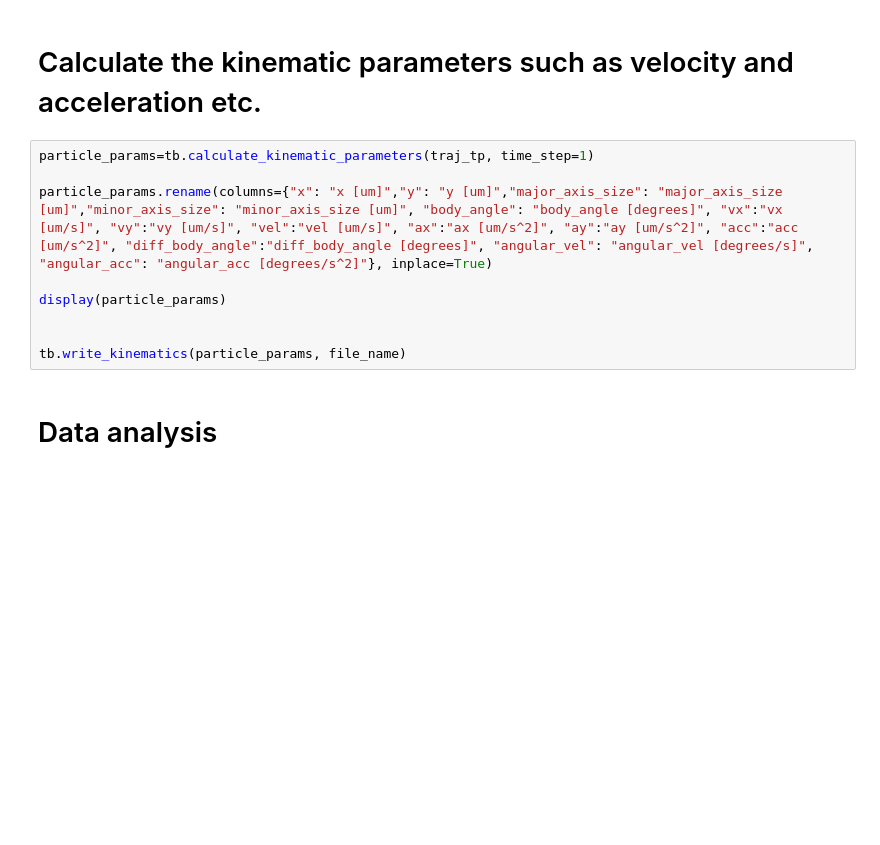
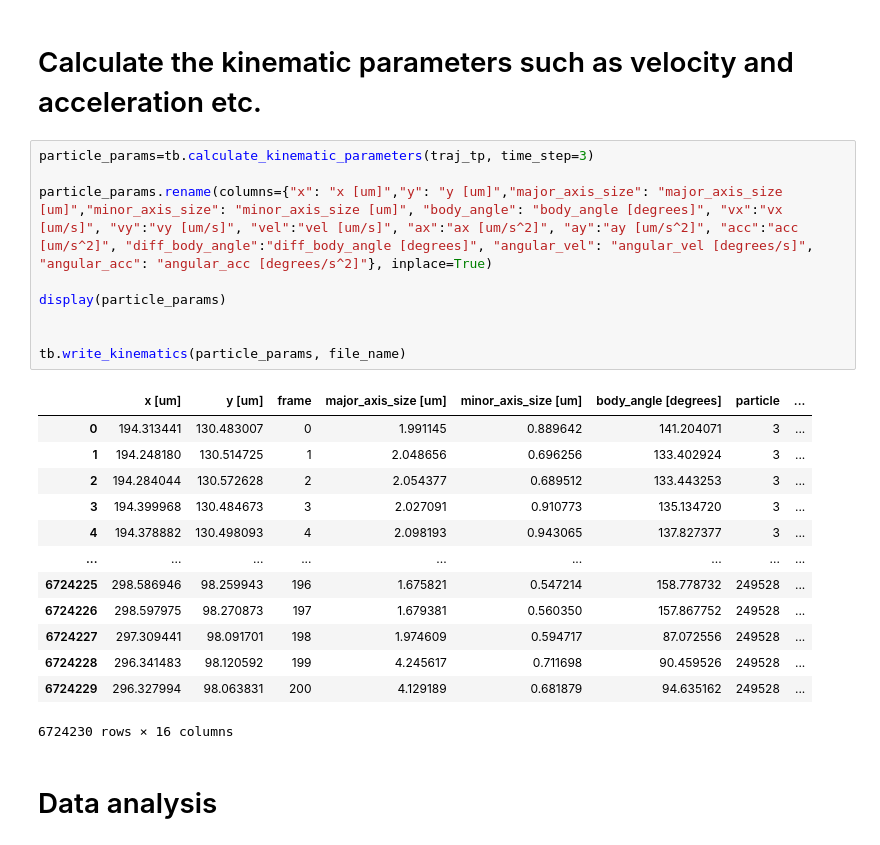
Before and after one commit to mrizaarseven98/bacteria_tracker, a Jupyter notebook: main.ipynb, the cells around one changed output. Drawn from its saved outputs; the diff is of its cells as text; blank space fills up the shorter version.

```diff
--- a/main.ipynb
+++ b/main.ipynb
@@ -76,14 +142,28 @@ tb.plot_traj_all(traj_loaded, imdim1=tifdim1, imdim2=tifdim2, pix_size=0.1625)
 # %% [markdown]
 # Calculate the kinematic parameters such as velocity and acceleration etc.
 # %%
-particle_params=tb.calculate_kinematic_parameters(traj_tp, time_step=1)
+particle_params=tb.calculate_kinematic_parameters(traj_tp, time_step=3)
 
 particle_params.rename(columns={"x": "x [um]","y": "y [um]","major_axis_size": "major_axis_size [um]","minor_axis_size": "minor_axis_size [um]", "body_angle": "body_angle [degrees]", "vx":"vx [um/s]", "vy":"vy [um/s]", "vel":"vel [um/s]", "ax":"ax [um/s^2]", "ay":"ay [um/s^2]", "acc":"acc [um/s^2]", "diff_body_angle":"diff_body_angle [degrees]", "angular_vel": "angular_vel [degrees/s]", "angular_acc": "angular_acc [degrees/s^2]"}, inplace=True)
 
 display(particle_params)
 
 
 tb.write_kinematics(particle_params, file_name)
+# %% [output]
+|  | x [um] | y [um] | frame | major_axis_size [um] | minor_axis_size [um] | body_angle [degrees] | particle | ... |
+| 0 | 194.313441 | 130.483007 | 0 | 1.991145 | 0.889642 | 141.204071 | 3 | ... |
+| 1 | 194.248180 | 130.514725 | 1 | 2.048656 | 0.696256 | 133.402924 | 3 | ... |
+| 2 | 194.284044 | 130.572628 | 2 | 2.054377 | 0.689512 | 133.443253 | 3 | ... |
+| 3 | 194.399968 | 130.484673 | 3 | 2.027091 | 0.910773 | 135.134720 | 3 | ... |
+| 4 | 194.378882 | 130.498093 | 4 | 2.098193 | 0.943065 | 137.827377 | 3 | ... |
+| ... | ... | ... | ... | ... | ... | ... | ... | ... |
+| 6724225 | 298.586946 | 98.259943 | 196 | 1.675821 | 0.547214 | 158.778732 | 249528 | ... |
+| 6724226 | 298.597975 | 98.270873 | 197 | 1.679381 | 0.560350 | 157.867752 | 249528 | ... |
+| 6724227 | 297.309441 | 98.091701 | 198 | 1.974609 | 0.594717 | 87.072556 | 249528 | ... |
+| 6724228 | 296.341483 | 98.120592 | 199 | 4.245617 | 0.711698 | 90.459526 | 249528 | ... |
+| 6724229 | 296.327994 | 98.063831 | 200 | 4.129189 | 0.681879 | 94.635162 | 249528 | ... |
+6724230 rows × 16 columns
 # %% [markdown]
 # Data analysis
 # %%
```
Also changed, not shown: parts of 7 cells of this notebook.
